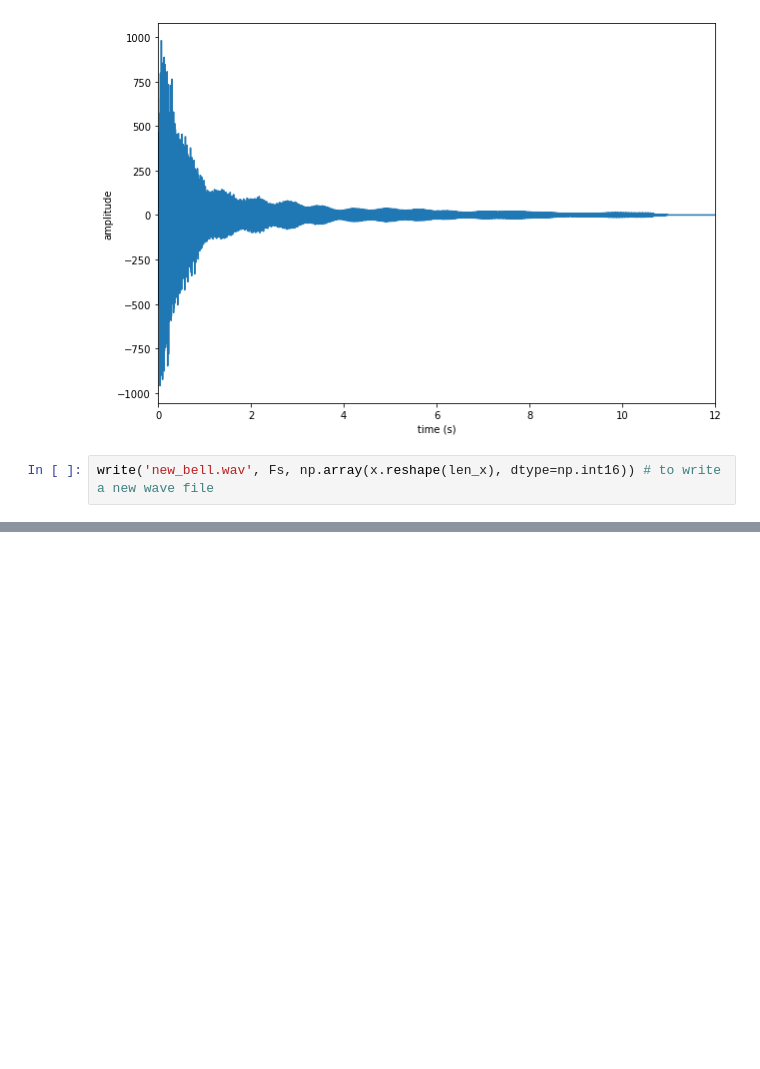
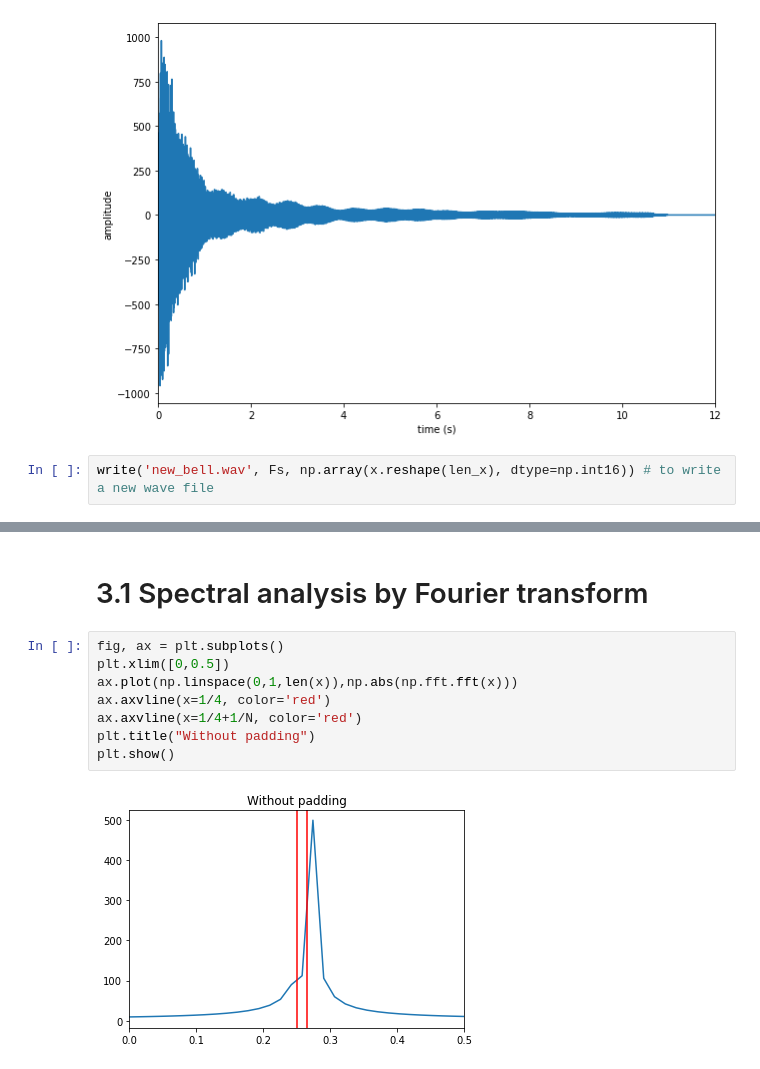
Before and after one commit to philux16/TP_High_Resolution_TSIA202b, a Jupyter notebook: Lab HR Python/template-TP-HR.ipynb, the cells around one changed output, grey strips where cells are left out. Saved outputs shown, nothing was run; the diff lists cells and outputs as text; blank space fills up the shorter version.

```diff
--- a/Lab HR Python/template-TP-HR.ipynb
+++ b/Lab HR Python/template-TP-HR.ipynb
@@ -88,0 +102,12 @@ write('new_bell.wav', Fs, np.array(x.reshape(len_x), dtype=np.int16)) # to write
+# %% [markdown]
+# 3.1 Spectral analysis by Fourier transform
+# %%
+fig, ax = plt.subplots()
+plt.xlim([0,0.5])
+ax.plot(np.linspace(0,1,len(x)),np.abs(np.fft.fft(x)))
+ax.axvline(x=1/4, color='red')
+ax.axvline(x=1/4+1/N, color='red')
+plt.title("Without padding")
+plt.show()
+# %% [output]
+[figure, added]
```
Also changed, not shown: parts of 13 cells of this notebook, 1 other file.
